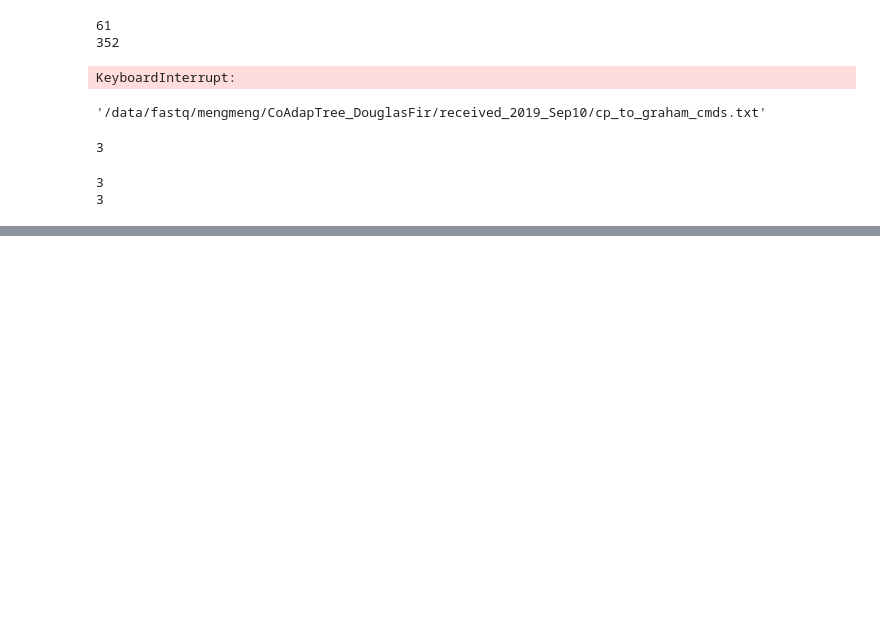
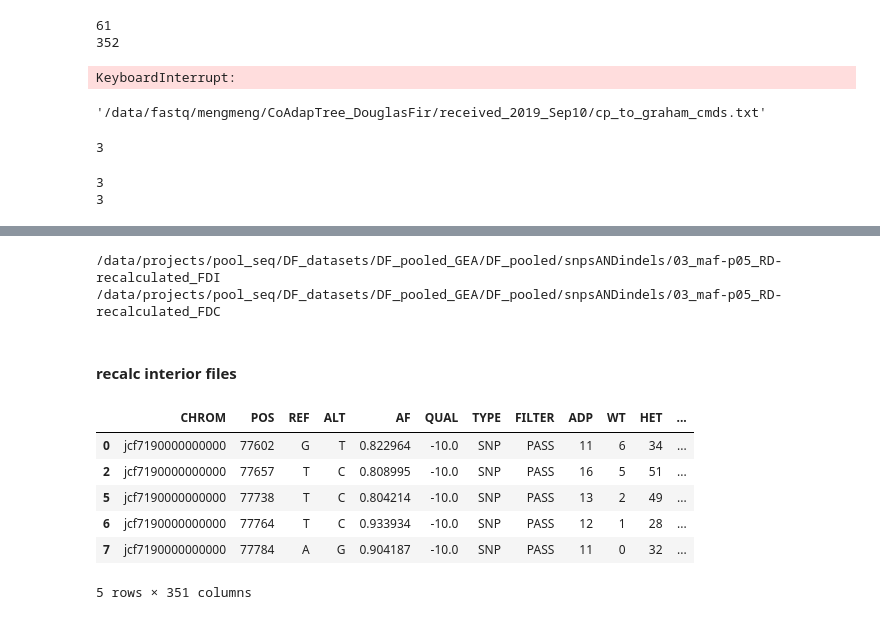
Before and after one commit to brandonlind/doug_fir_mapping_pops_analyses, a Jupyter notebook: 001_DF_pooled_data_explore.ipynb, the cells around one changed output, grey strips where cells are left out. Drawn from its saved outputs; the diff is of its cells as text; code cells hidden in the pictures; blank space fills up the shorter version.

Commit message:
coastal and interior varieties split

```diff
--- a/001_DF_pooled_data_explore.ipynb
+++ b/001_DF_pooled_data_explore.ipynb
@@ -849,0 +774,10 @@ f
+# %%
+# get linenums for each variety and each type
+linenums = {}
+for variety in ['FDI', 'FDC']:
+    d = f'/data/projects/pool_seq/DF_datasets/DF_pooled_GEA/DF_pooled/snpsANDindels/02_baseline_filtered_{variety}'
+    for tipe in ['SNP', 'PARALOGS', 'REPEATS']:
+        f = op.join(d, f'DF_pooled-varscan_all_bedfiles_{tipe}_{variety}.txt')
+        out = !wc -l $f
+        linenums[f] = int(out[0].split()[0])-1
+        print(variety, tipe, linenums[f])
@@ -849,0 +793,11 @@ f
+# %%
+# read in SNPs in parallel
+f = '/data/projects/pool_seq/DF_datasets/DF_pooled_GEA/DF_pooled/snpsANDindels/02_baseline_filtered_FDI/DF_pooled-varscan_all_bedfiles_SNP_FDI.txt'
+nrows = 50000
+jobs = []
+count = 0
+for skipto in range(0, linenums[f], nrows):
+    num = str(count).zfill(4)
+    jobs.append(lview.apply_async(get_skipto_df, *(f, skipto, nrows), **{'filter_maf':True, 'maf':0.05}))
+    count += 1
+watch_async(jobs)
@@ -849,0 +807,8 @@ f
+# %%
+# check for errors
+for j in jobs:
+    x = j.r
+# %%
+# concat filtered data
+interior = pd.concat([j.r for j in jobs])
+interior.shape
@@ -900,0 +905,22 @@ dview['df'] = None
+# %%
+# make dirs
+newdirs = {}
+for variety in ['FDI', 'FDC']:
+    newdirs[variety] = makedir(f'/data/projects/pool_seq/DF_datasets/DF_pooled_GEA/DF_pooled/snpsANDindels/03_maf-p05_RD-recalculated_{variety}')
+    print(newdirs[variety])
+# %% [output]
+/data/projects/pool_seq/DF_datasets/DF_pooled_GEA/DF_pooled/snpsANDindels/03_maf-p05_RD-recalculated_FDI
+/data/projects/pool_seq/DF_datasets/DF_pooled_GEA/DF_pooled/snpsANDindels/03_maf-p05_RD-recalculated_FDC
+# %% [markdown]
+#### recalc interior files
+# %%
+# before recalculating SNP data, compare to below
+interior.head()
+# %% [output]
+|  | CHROM | POS | REF | ALT | AF | QUAL | TYPE | FILTER | ADP | WT | HET | ... |
+| 0 | jcf7190000000000 | 77602 | G | T | 0.822964 | -10.0 | SNP | PASS | 11 | 6 | 34 | ... |
+| 2 | jcf7190000000000 | 77657 | T | C | 0.808995 | -10.0 | SNP | PASS | 16 | 5 | 51 | ... |
+| 5 | jcf7190000000000 | 77738 | T | C | 0.804214 | -10.0 | SNP | PASS | 13 | 2 | 49 | ... |
+| 6 | jcf7190000000000 | 77764 | T | C | 0.933934 | -10.0 | SNP | PASS | 12 | 1 | 28 | ... |
+| 7 | jcf7190000000000 | 77784 | A | G | 0.904187 | -10.0 | SNP | PASS | 11 | 0 | 32 | ... |
+5 rows × 351 columns
```
Also changed, not shown: parts of 173 cells of this notebook.
